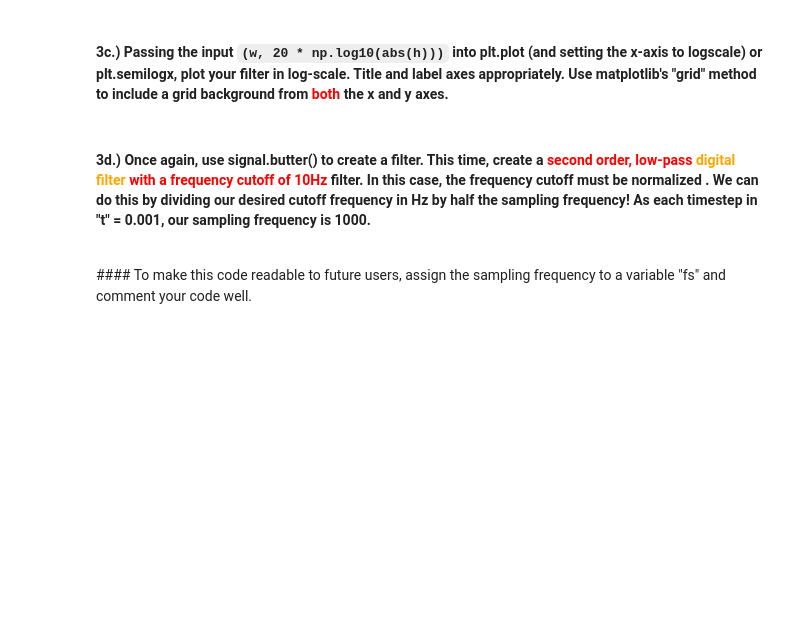
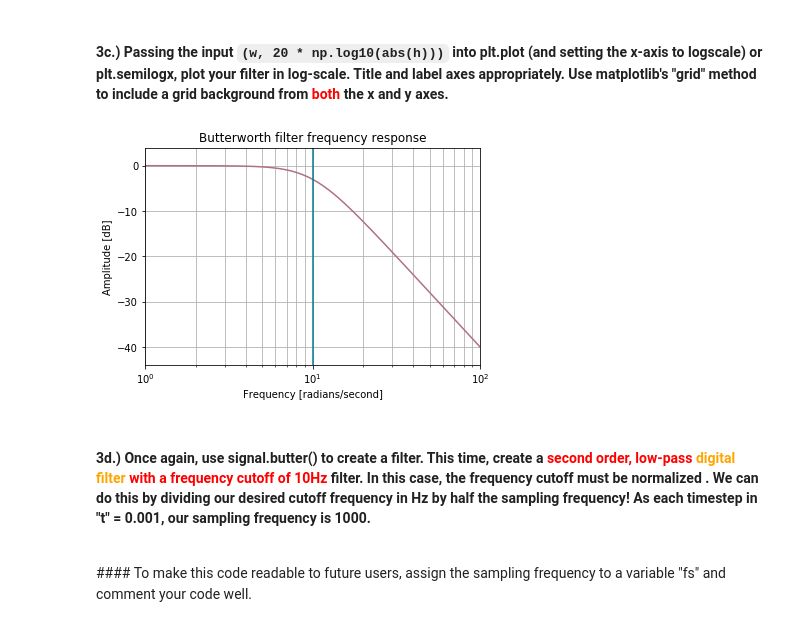
Before and after one commit to jenlscribner/PythonDataCourse, a Jupyter notebook: Homeworks/HW3/HW3_Part_1_soln-jls.ipynb, the cells around one changed output. Cells and saved outputs as stored; diff of their text form; code cells hidden in the pictures; blank space fills up the shorter version.

```diff
--- a/Homeworks/HW3/HW3_Part_1_soln-jls.ipynb
+++ b/Homeworks/HW3/HW3_Part_1_soln-jls.ipynb
@@ -124,12 +148,26 @@ noisy_sin:  [ 0.94404141 -0.16761971  1.00374339  0.46760343 -0.41492144 -0.2258
 # %%
 #hint: signal.butter returns TWO outputs - you'll want to set it equal to two
 #comma-separated variables. This is demonstrated clearly in the documentation!
+# signal.butter(N, Wn, btype='low',analog=False, output='ba', fs=None)
+b, a = signal.butter(2, 10, btype='lowpass', analog=True, output='ba')
 # %% [markdown]
 #### 3b.) Using SciPy.signal's freq function (documentation [here](https://docs.scipy.org/doc/scipy-0.16.0/reference/generated/scipy.signal.freqs.html)), to compute the frequency response of the filter that you generated in 3a.
 # %%
 #Similarly, the documentation givesa very thorough example!
+w, h = signal.freqs(b, a)
 # %% [markdown]
 #### 3c.) Passing the input <code>(w, 20 * np.log10(abs(h)))</code> into plt.plot (and setting the x-axis to logscale) or plt.semilogx, plot your filter in log-scale. Title and label axes appropriately. Use matplotlib's "grid" method to include a grid background from <font color = red> both </font> the x and y axes.
+# %%
+plt.semilogx(w, 20 * np.log10(abs(h)), color='xkcd:mauve')
+plt.title('Butterworth filter frequency response')
+plt.xlabel('Frequency [radians/second]')
+plt.ylabel('Amplitude [dB]')
+plt.margins(0,0.1)
+plt.grid(which='both', axis='both')
+plt.axvline(10, color='xkcd:ocean')
+plt.show()
+# %% [output]
+[figure, added]
 # %% [markdown]
 #### 3d.) Once again, use signal.butter() to create a filter. This time, create a <font color=red>second order, low-pass </font> <font color=orange> digital filter</font><font color=red> with a frequency cutoff of 10Hz</font>  filter. In this case, the frequency cutoff must be __normalized__ . We can do this by dividing our desired cutoff frequency in __Hz__ by half the sampling frequency! As each timestep in "t" = 0.001, our sampling frequency is 1000.
 <br>
```
Also changed, not shown: parts of 8 cells of this notebook, 1 other file.
